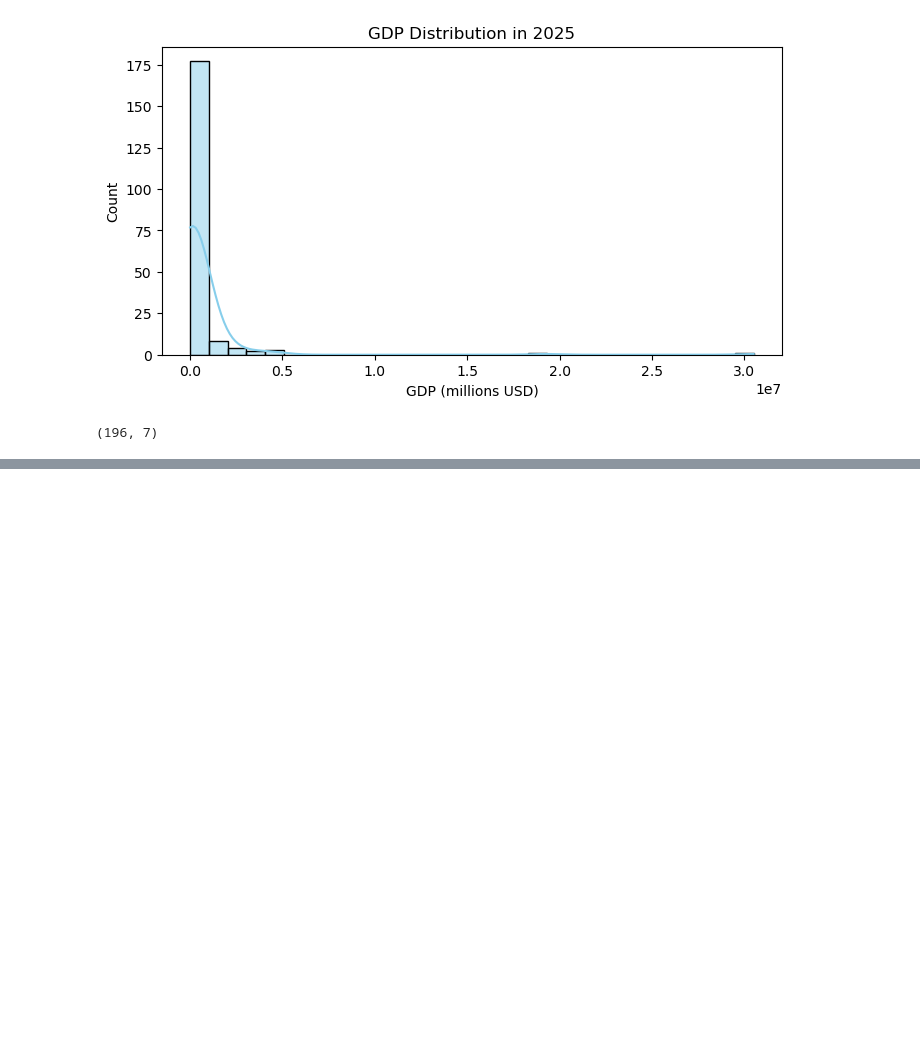
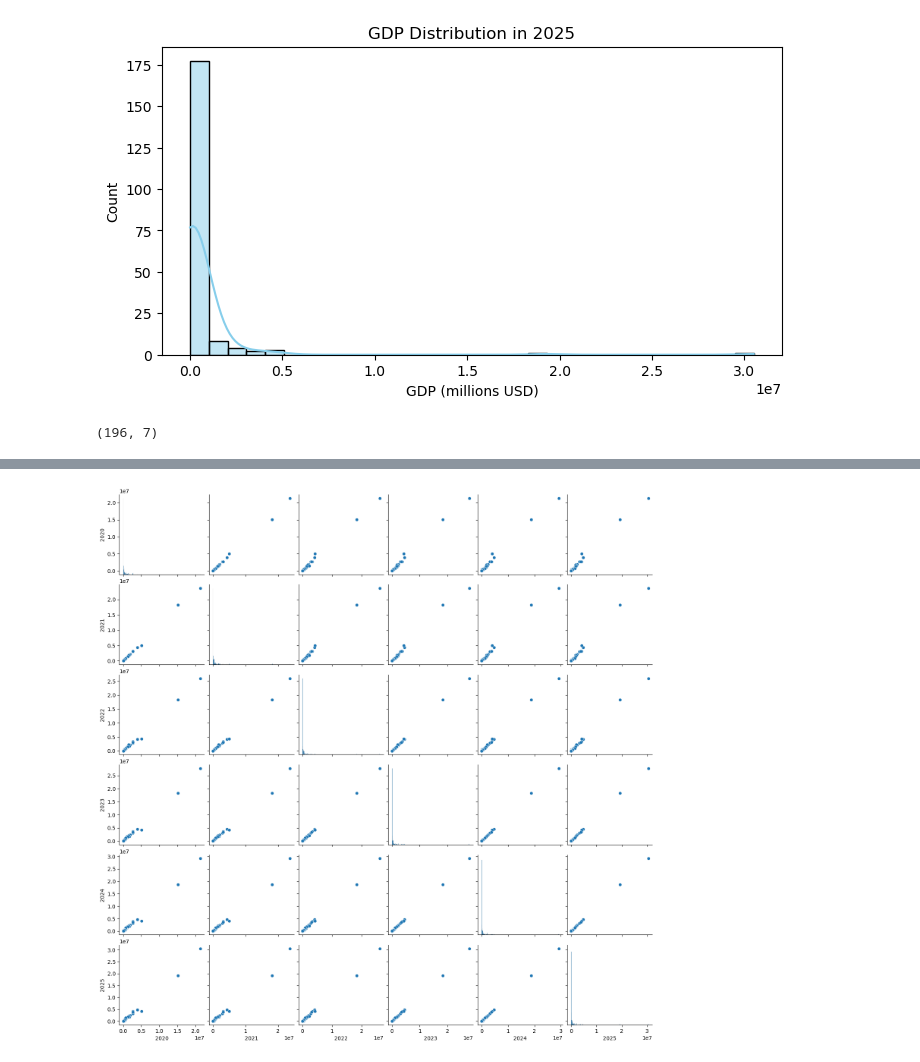
Before and after one commit to RushikeshYeole24/GDP_Data_Analysis, a Jupyter notebook: Data_Wrangling.ipynb, the cells around one changed output, grey strips where cells are left out. Saved outputs shown, nothing was run; the diff lists cells and outputs as text; code cells hidden in the pictures; blank space fills up the shorter version.

```diff
--- a/Data_Wrangling.ipynb
+++ b/Data_Wrangling.ipynb
@@ -90,0 +98,5 @@ print(df.shape)
+# %%
+sns.pairplot(df[years])
+plt.show()
+# %% [output]
+[figure, added]
```
Also changed, not shown: parts of 3 cells of this notebook.
